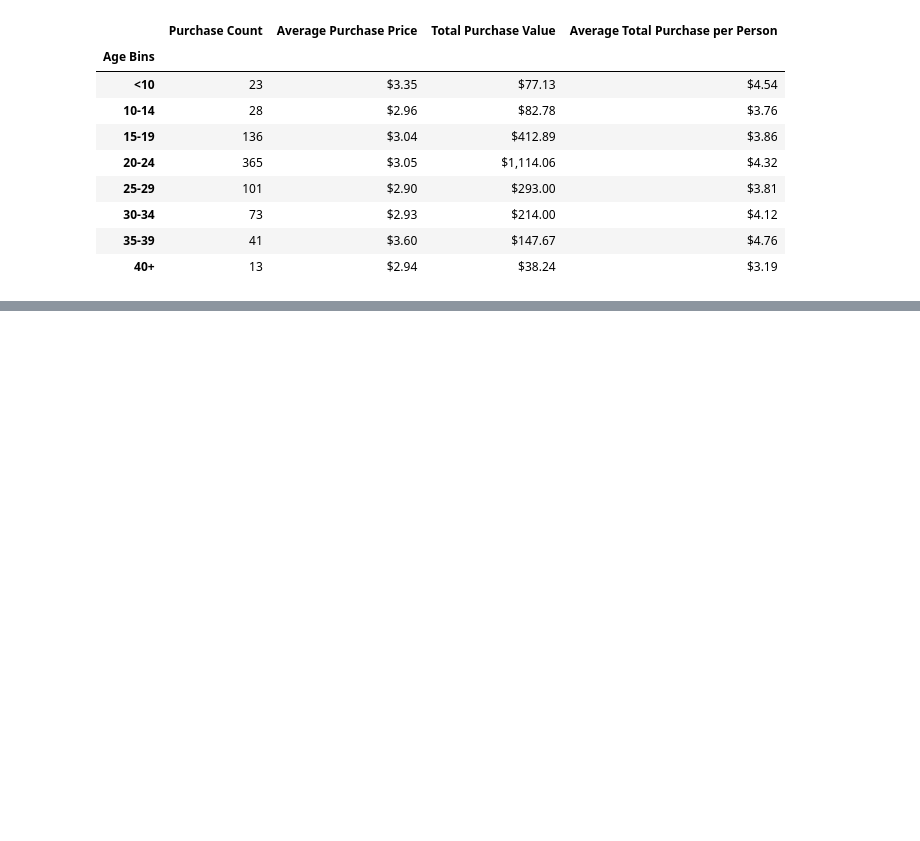
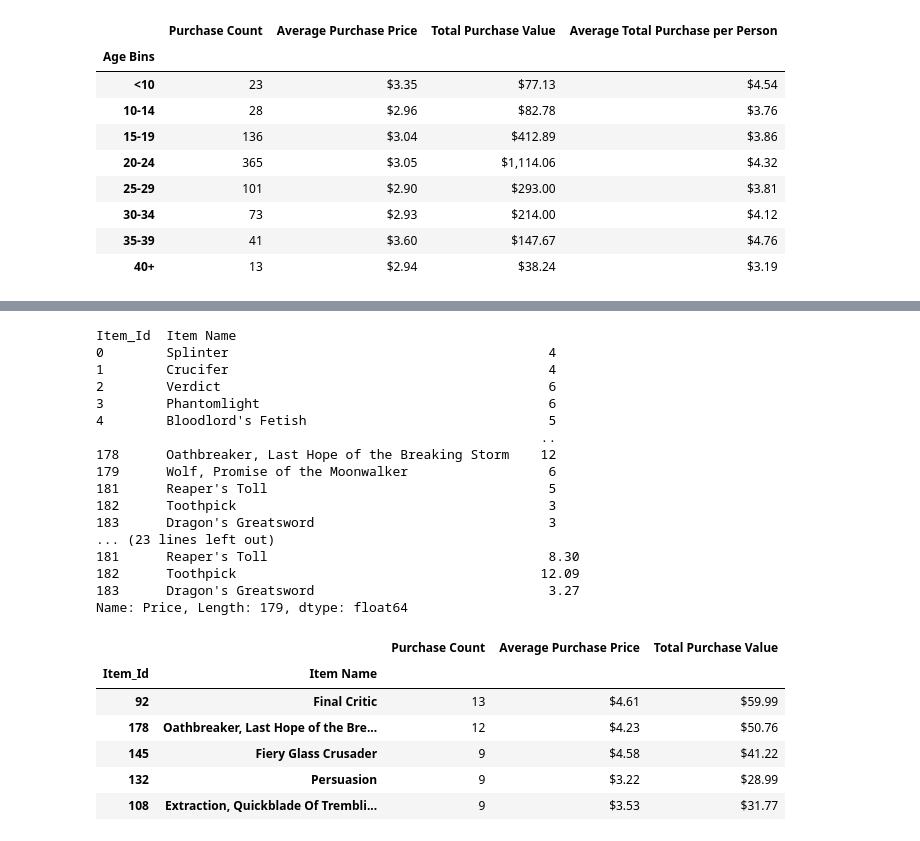
Before and after one commit to tochdo/pandas-challenge, a Jupyter notebook: Pypoli.ipynb, the cells around one changed output, grey strips where cells are left out. Cells and saved outputs as stored; diff of their text form; code cells hidden in the pictures; blank space fills up the shorter version.

```diff
--- a/Pypoli.ipynb
+++ b/Pypoli.ipynb
@@ -420,15 +436,65 @@ spender_summary.head(10)
 # %%
 #Most Popular Items
 
 #Retrieve the Item ID, Item Name, and Item Price columns
+popular_summary = purchase_data_renamed_df[["Item_Id", "Item Name", "Price",
+                                           ]]
+popular_summary.head()
 
 #Group by Item ID and Item Name. Perform calculations to obtain purchase count, average item price, and total purchase value
+popular_summary1 = popular_summary.groupby(["Item_Id","Item Name"])
+
+total_purchase_popular = popular_summary1["Price"].count()
+print(total_purchase_popular)
+
+#avg purchase price
+average_price_popular = popular_summary1["Price"].mean()
+print(average_price_popular)
+
+#avg purchase total per person
+avg_purchase_total_popular = popular_summary1["Price"].sum()
+print(avg_purchase_total_popular)
 
 #Create a summary data frame to hold the results
+popular_summary2_df = pd.DataFrame({"Purchase Count": total_purchase_popular,
+                                      "Average Purchase Price": average_price_popular,
+                                      "Total Purchase Value": avg_purchase_total_popular,
+                                      })
+popular_summary2_df
 
 #Sort the purchase count column in descending order
+popular_summary3_df = popular_summary2_df.sort_values(["Purchase Count"], ascending=False).head()
+popular_summary3_df
 
 #Optional: give the displayed data cleaner formatting
+popular_summary3_df["Average Purchase Price"] = popular_summary3_df["Average Purchase Price"].astype(float).map("${:,.2f}".format)
+popular_summary3_df["Total Purchase Value"] = popular_summary3_df["Total Purchase Value"].astype(float).map("${:,.2f}".format)
 
 #Display a preview of the summary data frame
+popular_summary3_df
+# %% [output]
+Item_Id  Item Name
+0        Splinter                                         4
+1        Crucifer                                         4
+2        Verdict                                          6
+3        Phantomlight                                     6
+4        Bloodlord's Fetish                               5
+                                                         ..
+178      Oathbreaker, Last Hope of the Breaking Storm    12
+179      Wolf, Promise of the Moonwalker                  6
+181      Reaper's Toll                                    5
+182      Toothpick                                        3
+183      Dragon's Greatsword                              3
+... (23 lines left out)
+181      Reaper's Toll                                    8.30
+182      Toothpick                                       12.09
+183      Dragon's Greatsword                              3.27
+Name: Price, Length: 179, dtype: float64
+|  |  | Purchase Count | Average Purchase Price | Total Purchase Value |
+| Item_Id | Item Name |  |  |  |
+| 92 | Final Critic | 13 | $4.61 | $59.99 |
+| 178 | Oathbreaker, Last Hope of the Bre... | 12 | $4.23 | $50.76 |
+| 145 | Fiery Glass Crusader | 9 | $4.58 | $41.22 |
+| 132 | Persuasion | 9 | $3.22 | $28.99 |
+| 108 | Extraction, Quickblade Of Trembli... | 9 | $3.53 | $31.77 |
 # %%
```
Also changed, not shown: parts of 4 cells of this notebook.
